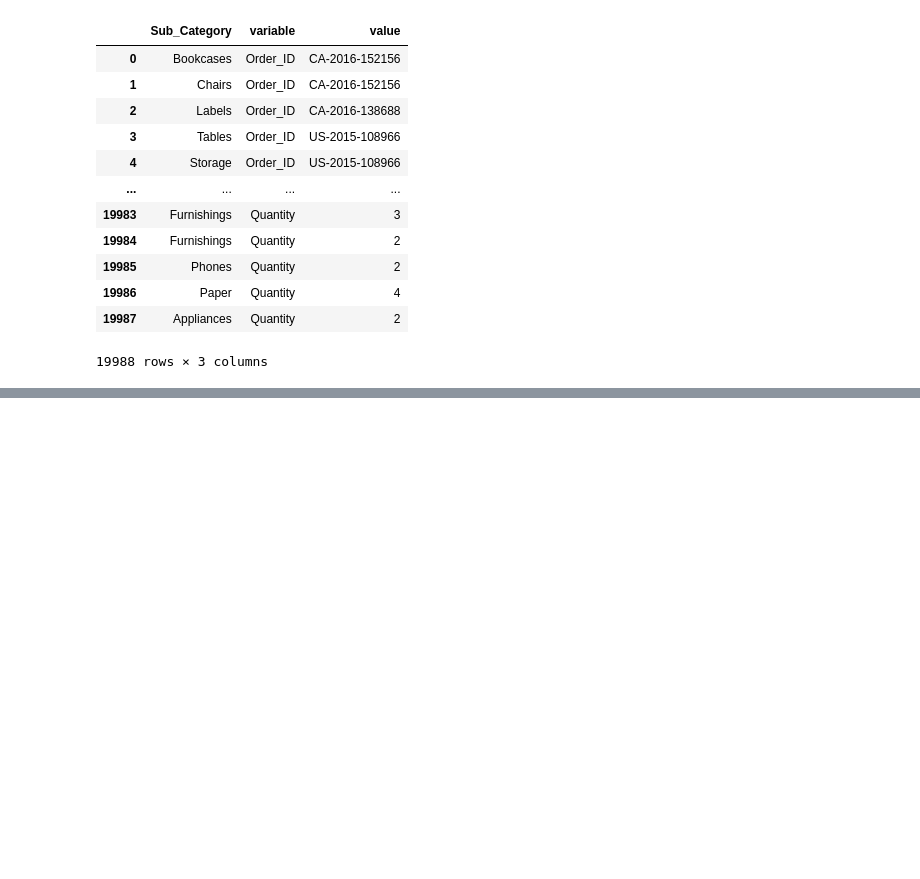
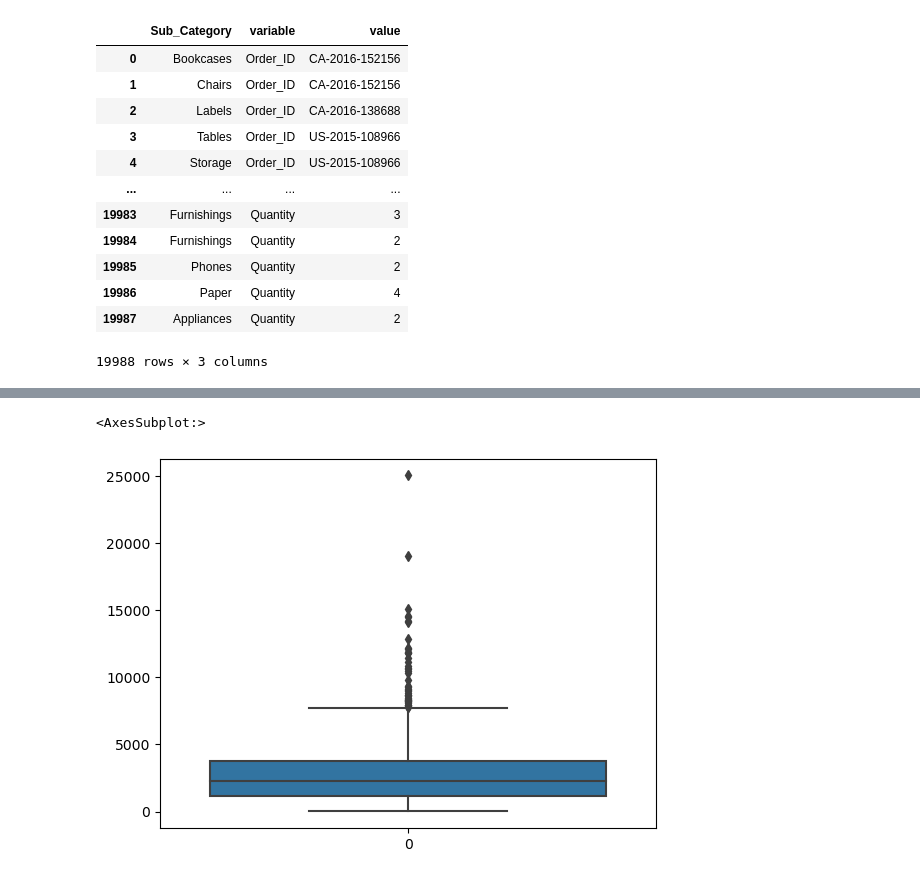
Before and after one commit to YanaOrf/E_Commerce, a Jupyter notebook: E-commerce EDA.ipynb, the cells around one changed output, grey strips where cells are left out. Saved outputs shown, nothing was run; the diff lists cells and outputs as text; code cells hidden in the pictures; blank space fills up the shorter version.

Commit message:
metrics

```diff
--- a/E-commerce EDA.ipynb
+++ b/E-commerce EDA.ipynb
@@ -184,0 +214,6 @@ ValueError: Index contains duplicate entries, cannot reshape
+# %%
+df_frequency=online_store.groupby("Customer_ID")["Order_ID"].nunique()
+df_frequency=df_frequency.reset_index()
+df_frequency["Frequency"]=df_frequency['Order_ID']
+df_frequency.drop(labels='Order_ID',axis=1, inplace=True)
+df_frequency.head()
@@ -184,0 +227,6 @@ ValueError: Index contains duplicate entries, cannot reshape
+# %%
+df_recency=online_store.groupby("Customer_ID")["Order_Date"].max()
+df_recency=df_recency.reset_index()
+df_recency["Recency"]=online_store["Order_Date"].max()-df_recency["Order_Date"]
+df_recency.drop(labels="Order_Date",axis=1,inplace=True)
+df_recency.head()
@@ -184,0 +240,3 @@ ValueError: Index contains duplicate entries, cannot reshape
+# %%
+metrics=pd.merge(pd.merge(df_monetary,df_frequency,on="Customer_ID"),df_recency,on="Customer_ID")
+metrics.head(5)
@@ -184,0 +250,2 @@ ValueError: Index contains duplicate entries, cannot reshape
+# %%
+metrics["Recency"]=pd.to_numeric(metrics["Recency"].dt.days,downcast="integer")
@@ -184,0 +266,5 @@ ValueError: Index contains duplicate entries, cannot reshape
+# %%
+sns.boxplot(data=metrics["Sales"])
+# %% [output]
+<AxesSubplot:>
+[figure, added]
```
Also changed, not shown: parts of 24 cells of this notebook.
